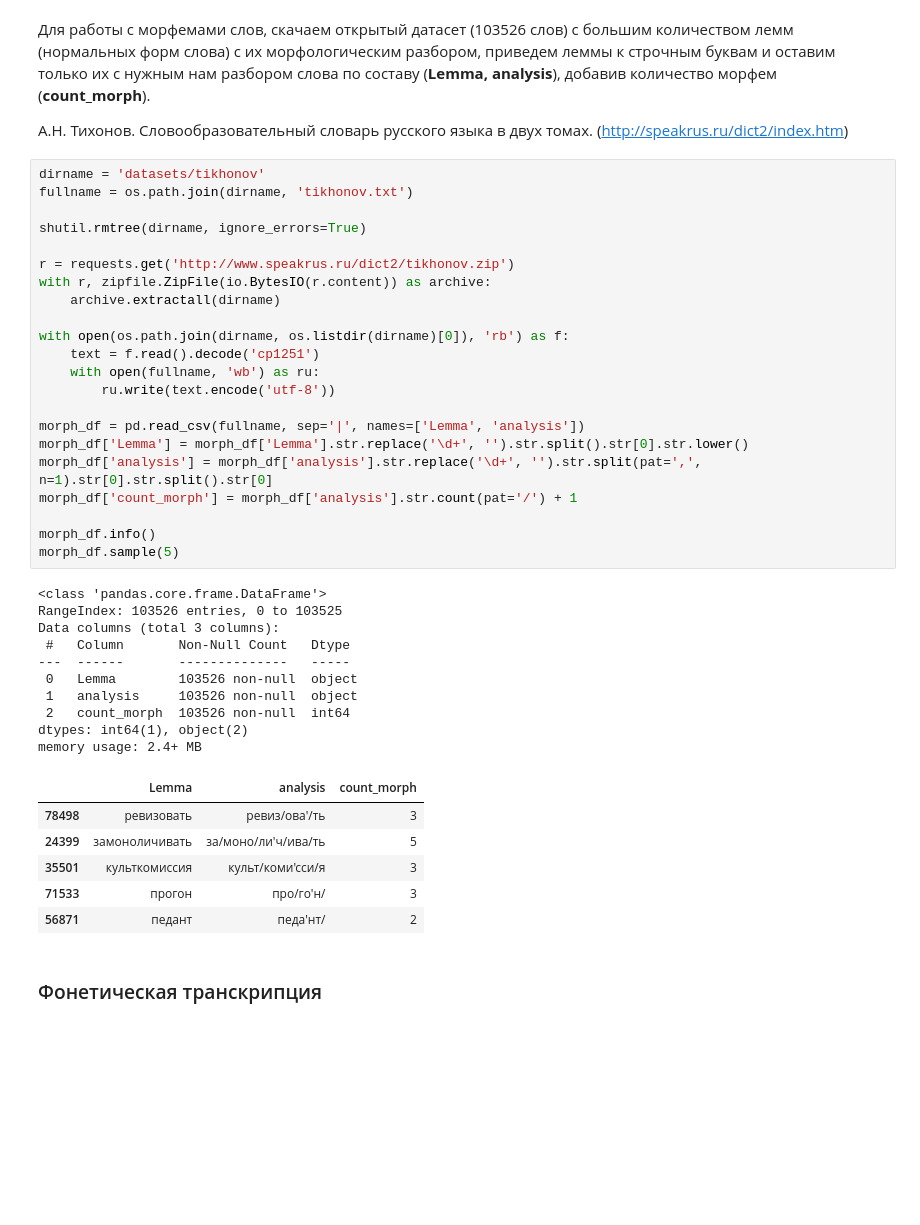
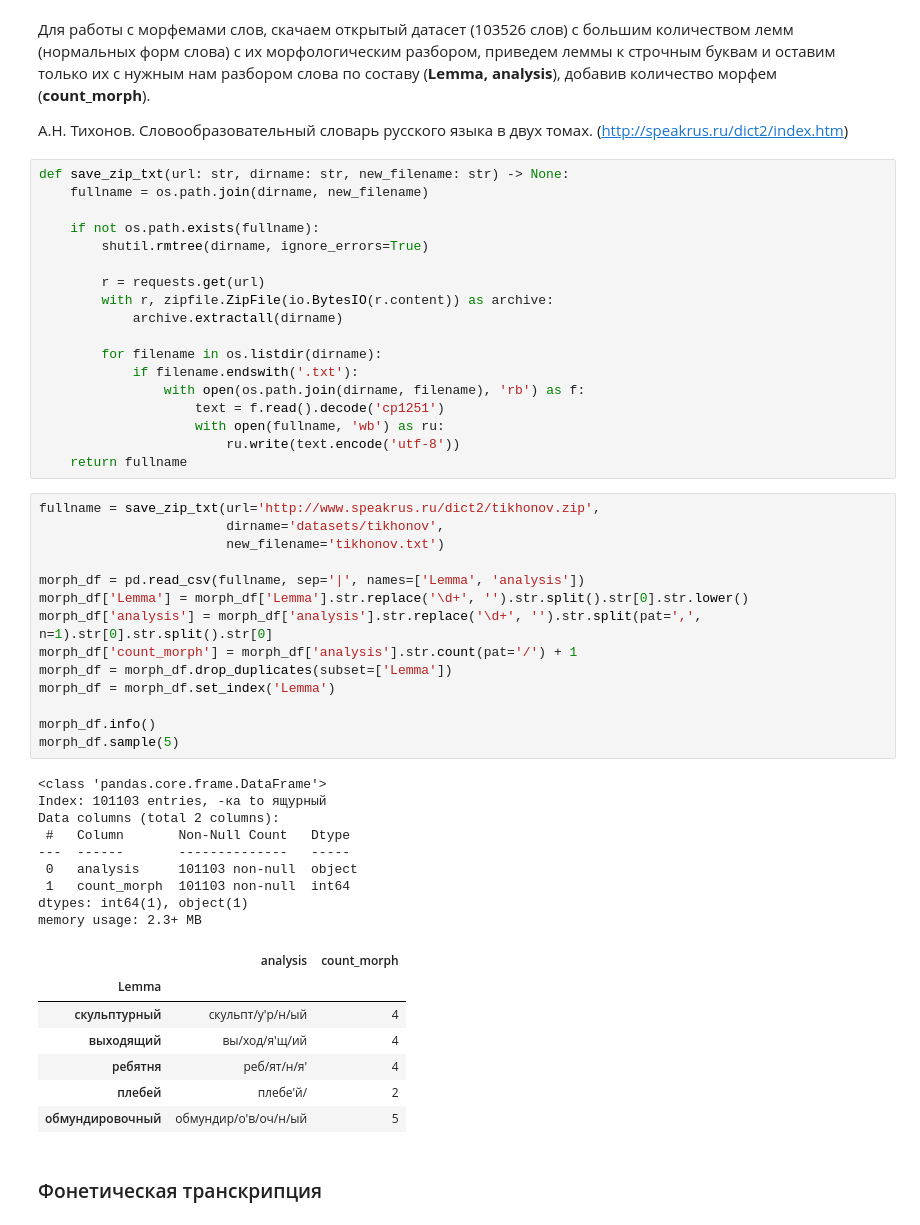
Before and after one commit to NanamyYu/grammarzeka, a Jupyter notebook: labs/word_difficulty.ipynb, the cells around one changed output. Saved outputs shown, nothing was run; the diff lists cells and outputs as text; blank space fills up the shorter version.

```diff
--- a/labs/word_difficulty.ipynb
+++ b/labs/word_difficulty.ipynb
@@ -82,45 +95,55 @@ memory usage: 1.2+ MB
 Для работы с морфемами слов, скачаем открытый датасет (103526 слов) с большим количеством лемм (нормальных форм слова) с их морфологическим разбором, приведем леммы к строчным буквам и оставим только их с нужным нам разбором слова по составу (**Lemma, analysis**), добавив количество морфем (**count_morph**).
 
 А.Н. Тихонов. Словообразовательный словарь русского языка в двух томах. (http://speakrus.ru/dict2/index.htm)
+# %%
+def save_zip_txt(url: str, dirname: str, new_filename: str) -> None:
+    fullname = os.path.join(dirname, new_filename)
+
+    if not os.path.exists(fullname):
+        shutil.rmtree(dirname, ignore_errors=True)
+
+        r = requests.get(url)
+        with r, zipfile.ZipFile(io.BytesIO(r.content)) as archive:
+            archive.extractall(dirname)
+
+        for filename in os.listdir(dirname):
+            if filename.endswith('.txt'):
+                with open(os.path.join(dirname, filename), 'rb') as f:
+                    text = f.read().decode('cp1251')
+                    with open(fullname, 'wb') as ru:
+                        ru.write(text.encode('utf-8'))
+    return fullname
 # %%
-dirname = 'datasets/tikhonov'
-fullname = os.path.join(dirname, 'tikhonov.txt')
-
-shutil.rmtree(dirname, ignore_errors=True)
-
-r = requests.get('http://www.speakrus.ru/dict2/tikhonov.zip')
-with r, zipfile.ZipFile(io.BytesIO(r.content)) as archive:
-    archive.extractall(dirname)
-
-with open(os.path.join(dirname, os.listdir(dirname)[0]), 'rb') as f:
-    text = f.read().decode('cp1251')
-    with open(fullname, 'wb') as ru:
-        ru.write(text.encode('utf-8'))
+fullname = save_zip_txt(url='http://www.speakrus.ru/dict2/tikhonov.zip',
+                        dirname='datasets/tikhonov',
+                        new_filename='tikhonov.txt')
 
 morph_df = pd.read_csv(fullname, sep='|', names=['Lemma', 'analysis'])
 morph_df['Lemma'] = morph_df['Lemma'].str.replace('\d+', '').str.split().str[0].str.lower()
 morph_df['analysis'] = morph_df['analysis'].str.replace('\d+', '').str.split(pat=',', n=1).str[0].str.split().str[0]
 morph_df['count_morph'] = morph_df['analysis'].str.count(pat='/') + 1
+morph_df = morph_df.drop_duplicates(subset=['Lemma'])
+morph_df = morph_df.set_index('Lemma')
 
 morph_df.info()
 morph_df.sample(5)
 # %% [output]
 <class 'pandas.core.frame.DataFrame'>
-RangeIndex: 103526 entries, 0 to 103525
-Data columns (total 3 columns):
+Index: 101103 entries, -ка to ящурный
+Data columns (total 2 columns):
  #   Column       Non-Null Count   Dtype
 ---  ------       --------------   -----
- 0   Lemma        103526 non-null  object
- 1   analysis     103526 non-null  object
- 2   count_morph  103526 non-null  int64
-dtypes: int64(1), object(2)
-memory usage: 2.4+ MB
+ 0   analysis     101103 non-null  object
+ 1   count_morph  101103 non-null  int64
+dtypes: int64(1), object(1)
+memory usage: 2.3+ MB
-|  | Lemma | analysis | count_morph |
-| 78498 | ревизовать | ревиз/ова'/ть | 3 |
-| 24399 | замоноличивать | за/моно/ли'ч/ива/ть | 5 |
-| 35501 | культкомиссия | культ/коми'сси/я | 3 |
-| 71533 | прогон | про/го'н/ | 3 |
-| 56871 | педант | педа'нт/ | 2 |
+|  | analysis | count_morph |
+| Lemma |  |  |
+| скульптурный | скульпт/у'р/н/ый | 4 |
+| выходящий | вы/ход/я'щ/ий | 4 |
+| ребятня | реб/ят/н/я' | 4 |
+| плебей | плебе'й/ | 2 |
+| обмундировочный | обмундир/о'в/оч/н/ый | 5 |
 # %% [markdown]
 ### Фонетическая транскрипция
 # %% [markdown]
```
Also changed, not shown: parts of 48 cells of this notebook.
